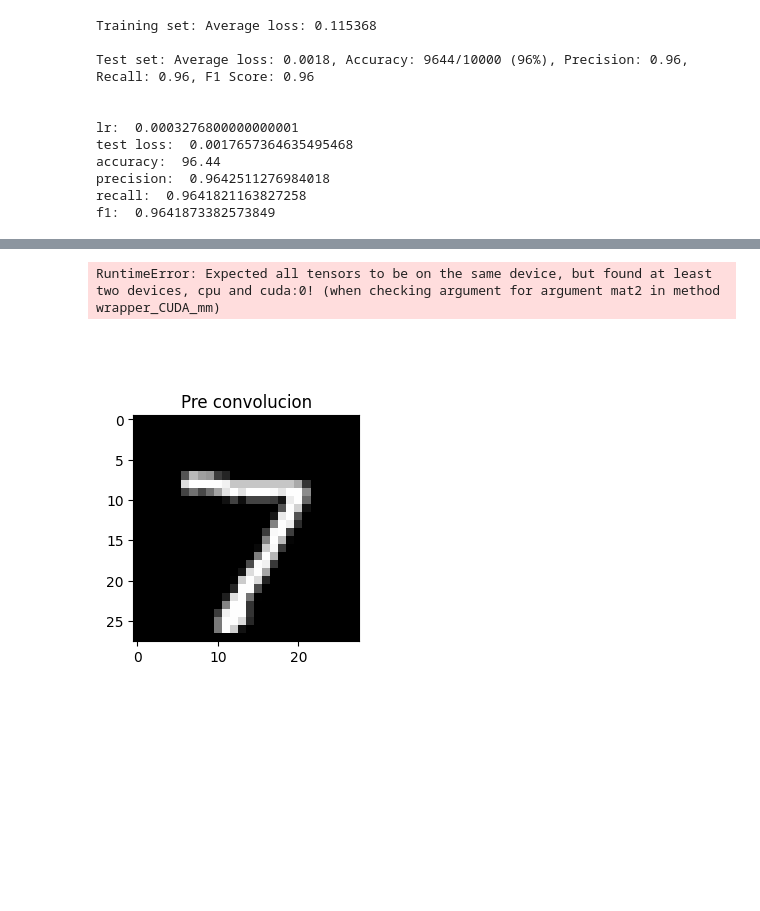
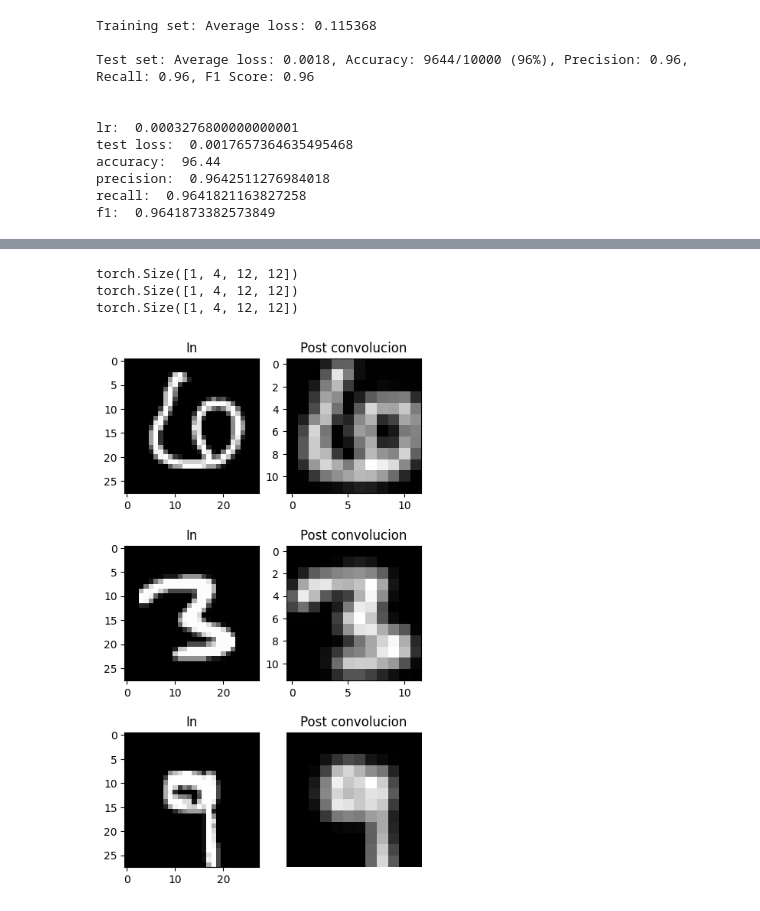
Before and after one commit to AntonioTepsich/Convolutional-KANs, a Jupyter notebook: kan_convolutional/train_model.ipynb, the cells around one changed output, grey strips where cells are left out. Drawn from its saved outputs; the diff is of its cells as text; code cells hidden in the pictures; blank space fills up the shorter version.

```diff
--- a/kan_convolutional/train_model.ipynb
+++ b/kan_convolutional/train_model.ipynb
@@ -218,3 +218,23 @@ accuracy:  96.44
 precision:  0.9642511276984018
 recall:  0.9641821163827258
 f1:  0.9641873382573849
+# %%
+import matplotlib.pyplot as plt
+rows =3
+fig, ax  = plt.subplots(nrows = rows ,ncols = 3,figsize =(7,9))
+with torch.no_grad():
+    #figure.add_subplot(rows, cols, i)
+    #  ax.title([label])
+    for row in range(rows):
+        plt.axis("off")
+        sample_idx = torch.randint(len(all_mnist_test), size=(1,)).item()
+        img, label = all_mnist_test[sample_idx]
+
+        post_conv = model.conv1.forward(img.unsqueeze(0).to(device))
+        #print(post_conv[0,0].shape)
+        ax[row][0].imshow(img.squeeze(), cmap="gray")
+        ax[row][0].set_title("Input")
+        ax[row][1].imshow(post_conv[0,0].cpu(), cmap="gray")
+        ax[row][1].set_title("Post conv 1 capa 1")
+        ax[row][2].imshow(post_conv[0,1].cpu(), cmap="gray")
+        ax[row][2].set_title("Post conv 2 capa 1")
@@ -221,16 +243,26 @@ f1:  0.9641873382573849
 # %%
 import matplotlib.pyplot as plt
-img, label = all_mnist_test[0]
-fig, ax  = plt.subplots(nrows = 1,ncols = 2)
+rows =3
+fig, ax  = plt.subplots(nrows = rows ,ncols = 2,figsize =(5,9))
+pool = nn.MaxPool2d(kernel_size=(2, 2))
+with torch.no_grad():
+    #figure.add_subplot(rows, cols, i)
+    #  ax.title([label])
+    for row in range(rows):
+        plt.axis("off")
+        sample_idx = torch.randint(len(all_mnist_test), size=(1,)).item()
+        img, label = all_mnist_test[sample_idx]
 
-#figure.add_subplot(rows, cols, i)
-#ax.title([label])
-plt.axis("off")
+        post_conv = pool(model.conv1.forward(img.unsqueeze(0).to(device)))
+        post_conv = model.conv2.forward(post_conv)
 
-ax[0].imshow(img.squeeze(), cmap="gray")
-ax[0].set_title("Pre convolucion")
-ax[1].imshow(model.conv1.forward(img.unsqueeze(0)).to(device), cmap="gray")
-ax[0].set_title("Post convolucion")
+        print(post_conv.shape)
+        ax[row][0].imshow(img.squeeze(), cmap="gray")
+        ax[row][0].set_title("In")
+        ax[row][1].imshow(post_conv[0,3].cpu(), cmap="gray")
+        ax[row][1].set_title("Post convolucion")
 # %% [output]
-RuntimeError: Expected all tensors to be on the same device, but found at least two devices, cpu and cuda:0! (when checking argument for argument mat2 in method wrapper_CUDA_mm)
+torch.Size([1, 4, 12, 12])
+torch.Size([1, 4, 12, 12])
+torch.Size([1, 4, 12, 12])
-[figure, old version]
+[figure, new version]
```
Also changed, not shown: parts of 1 cell of this notebook.
